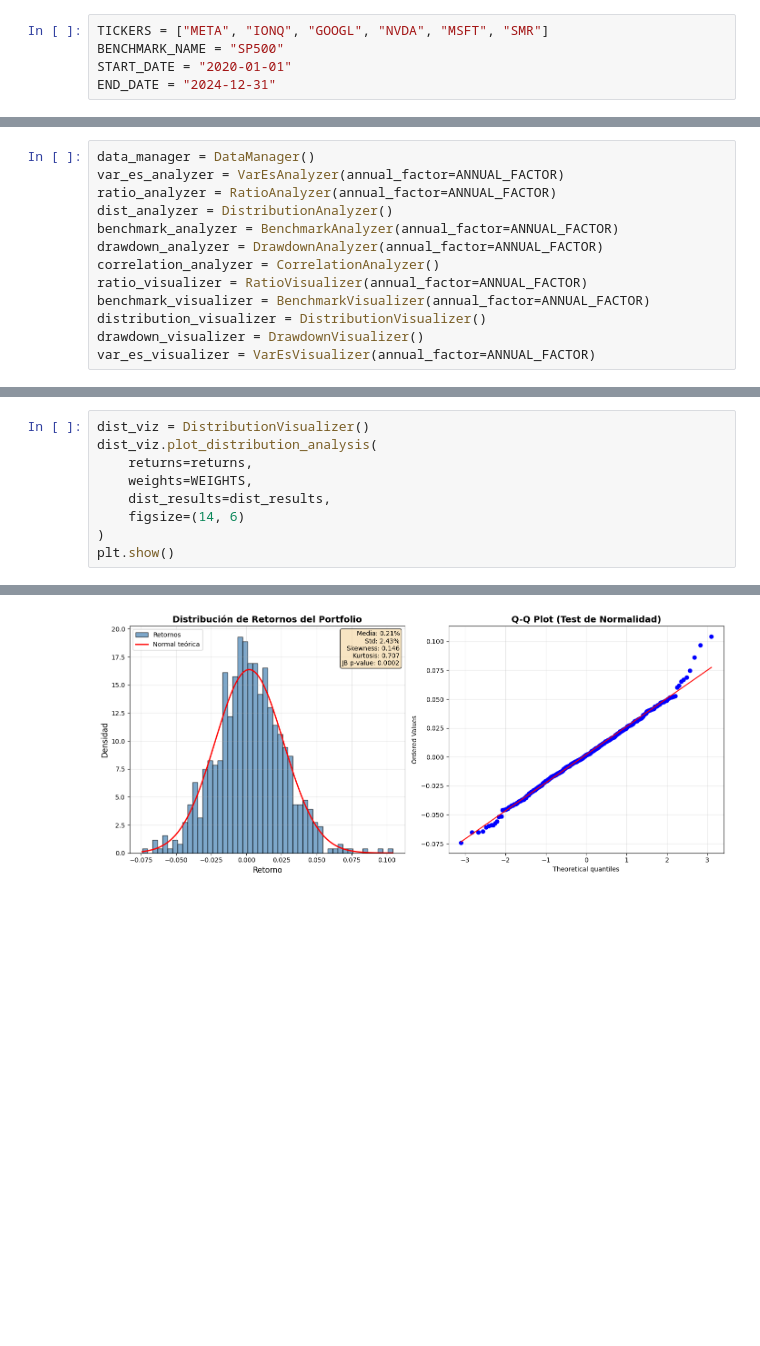
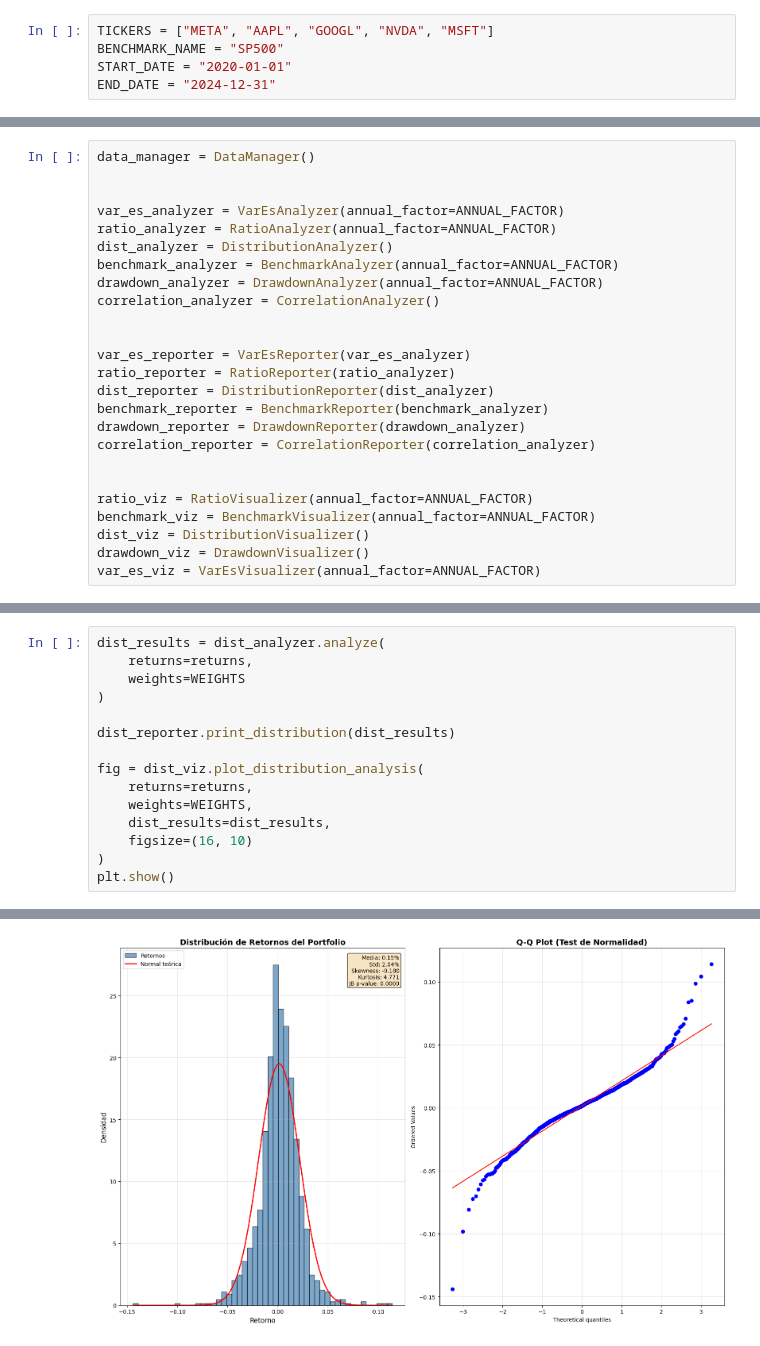
Before and after one commit to marcosherediapimienta/quant, a Jupyter notebook: projects/quant/pm/risk_analysis.ipynb, the cells around one changed output, grey strips where cells are left out. Saved outputs shown, nothing was run; the diff lists cells and outputs as text; blank space fills up the shorter version.

```diff
--- a/projects/quant/pm/risk_analysis.ipynb
+++ b/projects/quant/pm/risk_analysis.ipynb
@@ -25,5 +26,5 @@ from utils.visualizations import (
 # %%
-TICKERS = ["META", "IONQ", "GOOGL", "NVDA", "MSFT", "SMR"]
+TICKERS = ["META", "AAPL", "GOOGL", "NVDA", "MSFT"]
 BENCHMARK_NAME = "SP500"
 START_DATE = "2020-01-01"
 END_DATE = "2024-12-31"
@@ -42,13 +41,25 @@ KURT_THRESH = INTERPRETATION_THRESHOLDS['kurtosis']
 # %%
 data_manager = DataManager()
+
+
 var_es_analyzer = VarEsAnalyzer(annual_factor=ANNUAL_FACTOR)
 ratio_analyzer = RatioAnalyzer(annual_factor=ANNUAL_FACTOR)
 dist_analyzer = DistributionAnalyzer()
 benchmark_analyzer = BenchmarkAnalyzer(annual_factor=ANNUAL_FACTOR)
 drawdown_analyzer = DrawdownAnalyzer(annual_factor=ANNUAL_FACTOR)
 correlation_analyzer = CorrelationAnalyzer()
-ratio_visualizer = RatioVisualizer(annual_factor=ANNUAL_FACTOR)
-benchmark_visualizer = BenchmarkVisualizer(annual_factor=ANNUAL_FACTOR)
-distribution_visualizer = DistributionVisualizer()
-drawdown_visualizer = DrawdownVisualizer()
-var_es_visualizer = VarEsVisualizer(annual_factor=ANNUAL_FACTOR)
+
+
+var_es_reporter = VarEsReporter(var_es_analyzer)
+ratio_reporter = RatioReporter(ratio_analyzer)
+dist_reporter = DistributionReporter(dist_analyzer)
+benchmark_reporter = BenchmarkReporter(benchmark_analyzer)
+drawdown_reporter = DrawdownReporter(drawdown_analyzer)
+correlation_reporter = CorrelationReporter(correlation_analyzer)
+
+
+ratio_viz = RatioVisualizer(annual_factor=ANNUAL_FACTOR)
+benchmark_viz = BenchmarkVisualizer(annual_factor=ANNUAL_FACTOR)
+dist_viz = DistributionVisualizer()
+drawdown_viz = DrawdownVisualizer()
+var_es_viz = VarEsVisualizer(annual_factor=ANNUAL_FACTOR)
@@ -316,10 +191,16 @@ rolling_bench = benchmark_analyzer.analyze_rolling(
 # %%
-dist_viz = DistributionVisualizer()
-dist_viz.plot_distribution_analysis(
+dist_results = dist_analyzer.analyze(
+    returns=returns,
+    weights=WEIGHTS
+)
+
+dist_reporter.print_distribution(dist_results)
+
+fig = dist_viz.plot_distribution_analysis(
     returns=returns,
     weights=WEIGHTS,
     dist_results=dist_results,
-    figsize=(14, 6)
+    figsize=(16, 10)
 )
 plt.show()
 # %% [output]
@@ -326 +222 @@ plt.show()
-[figure, old version]
+[figure, new version]
```
Also changed, not shown: parts of 27 cells of this notebook, 8 other files.
